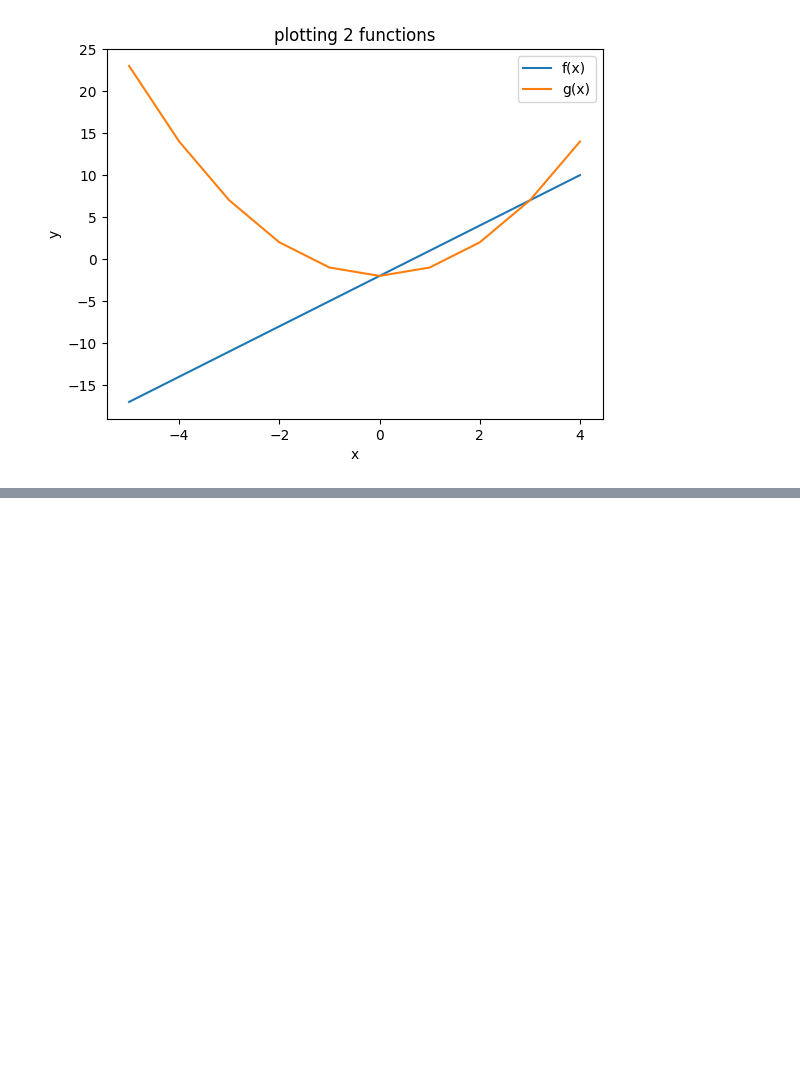
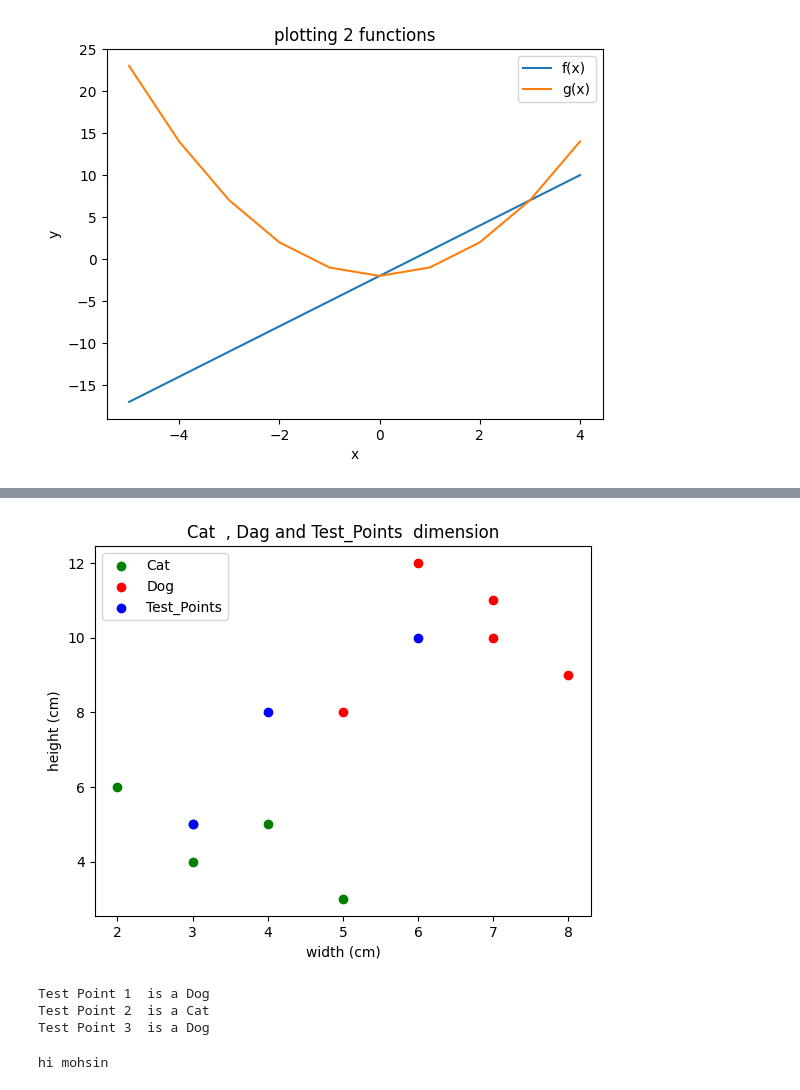
Before and after one commit to mosendamnit/Python-Muhsin-Ahmad-OPA23, a Jupyter notebook: practice_code/just_practicing.ipynb, the cells around one changed output, grey strips where cells are left out. Drawn from its saved outputs; the diff is of its cells as text; code cells hidden in the pictures; blank space fills up the shorter version.

```diff
--- a/practice_code/just_practicing.ipynb
+++ b/practice_code/just_practicing.ipynb
@@ -356,0 +503,74 @@ print(pichu_raw_file)
+# %%
+Test_Points = [(6,10), (3,5), (4,8)]
+
+import matplotlib.pyplot as plt
+
+x_cat , y_cat = zip(*Cat)
+x_dog, y_dog = zip(*Dog)
+x_test_points , y_test_points = zip(*Test_Points)
+
+plt.scatter(x_cat,y_cat, color = "Green", label = "Cat")
+plt.scatter(x_dog,y_dog , color= "Red" , label = "Dog")
+plt.scatter(x_test_points, y_test_points , color = "Blue" , label = "Test_Points")
+
+plt.xlabel("width (cm)")
+plt.ylabel("height (cm)")
+plt.title("Cat  , Dag and Test_Points  dimension")
+
+plt.legend()
+plt.show()
+# %% [output]
+[figure, added]
+# %%
+import math
+
+def euclidean_distance (Point1 , Point2):
+    x1, y1 = Point1
+    x2, y2 = Point2
+
+    return math.sqrt((x2-x1)**2 + (y2-y1)**2)
+
+
+def calculate_test_points(test_points, dog_points , cat_points):
+    dog_distance = [euclidean_distance(test_points,dog_point) for dog_point in dog_points]
+    cat_distance = [euclidean_distance(test_points, cat_point) for cat_point in cat_points]
+
+    min_dog_distance = min(dog_distance)
+    min_cat_distance = min(cat_distance)
+
+
+    if min_cat_distance < min_dog_distance:
+        return "Cat"
+    elif min_dog_distance < min_cat_distance:
+        return "Dog"
+
+    else:
+        return "Cant say anything about this. "
+
+
+Dog= [ (5, 8) ,(7, 10) ,(6, 12),(8, 9),(7, 11)]
+Cat = [(3,4),(4,5), (2,6), (5,3), (3,5)]
+Test_points = [(6,10), (3,5), (4,8)]
+
+
+
+
+result1 = calculate_test_points(Test_Points[0] , Dog , Cat)
+result2 = calculate_test_points(Test_Points[1],  Dog, Cat)
+result3 = calculate_test_points(Test_Points[2] , Dog, Cat)
+
+print(f"Test Point 1  is a {result1}")
+print(f"Test Point 2  is a {result2}")
+print(f"Test Point 3  is a {result3}")
+# %% [output]
+Test Point 1  is a Dog
+Test Point 2  is a Cat
+Test Point 3  is a Dog
+# %%
+def say_hi(name):
+    print(f"hi {name}")
+
+
+say_hi("mohsin")
+# %% [output]
+hi mohsin
```
Also changed, not shown: parts of 13 cells of this notebook.
